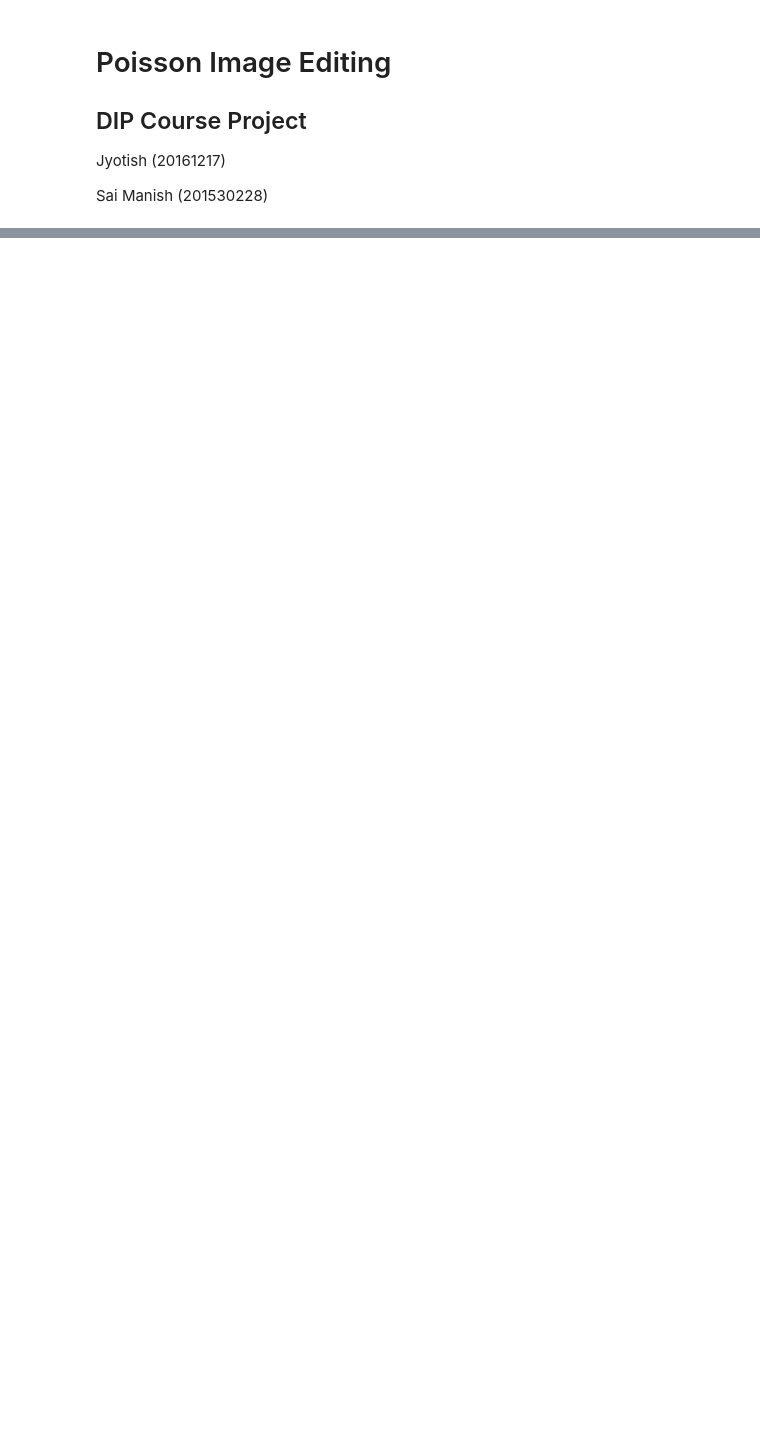
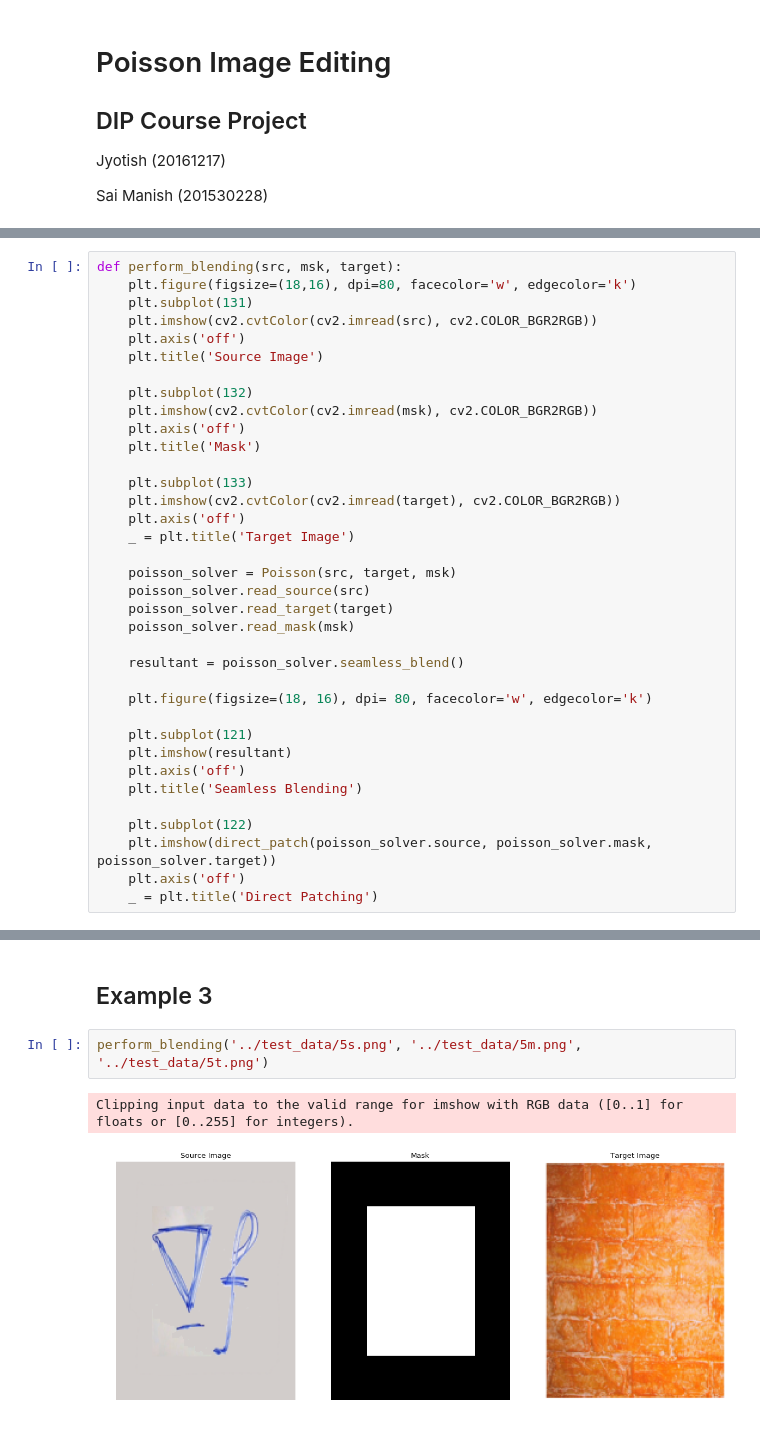
Before and after one commit to jyotishp/Poisson-Image-Editor, a Jupyter notebook: src/Demo.ipynb, the cells around one changed output, grey strips where cells are left out. Cells and saved outputs as stored; diff of their text form; blank space fills up the shorter version.

```diff
--- a/src/Demo.ipynb
+++ b/src/Demo.ipynb
@@ -19 +22,37 @@ from poisson.utils import *
+# %%
+def perform_blending(src, msk, target):
+    plt.figure(figsize=(18,16), dpi=80, facecolor='w', edgecolor='k')
+    plt.subplot(131)
+    plt.imshow(cv2.cvtColor(cv2.imread(src), cv2.COLOR_BGR2RGB))
+    plt.axis('off')
+    plt.title('Source Image')
+
+    plt.subplot(132)
+    plt.imshow(cv2.cvtColor(cv2.imread(msk), cv2.COLOR_BGR2RGB))
+    plt.axis('off')
+    plt.title('Mask')
+
+    plt.subplot(133)
+    plt.imshow(cv2.cvtColor(cv2.imread(target), cv2.COLOR_BGR2RGB))
+    plt.axis('off')
+    _ = plt.title('Target Image')
+
+    poisson_solver = Poisson(src, target, msk)
+    poisson_solver.read_source(src)
+    poisson_solver.read_target(target)
+    poisson_solver.read_mask(msk)
+
+    resultant = poisson_solver.seamless_blend()
+
+    plt.figure(figsize=(18, 16), dpi= 80, facecolor='w', edgecolor='k')
+
+    plt.subplot(121)
+    plt.imshow(resultant)
+    plt.axis('off')
+    plt.title('Seamless Blending')
+
+    plt.subplot(122)
+    plt.imshow(direct_patch(poisson_solver.source, poisson_solver.mask, poisson_solver.target))
+    plt.axis('off')
+    _ = plt.title('Direct Patching')
 # %% [markdown]
@@ -118,0 +74,7 @@ Clipping input data to the valid range for imshow with RGB data ([0..1] for floa
+# %% [markdown]
+## Example 3
+# %%
+perform_blending('../test_data/5s.png', '../test_data/5m.png', '../test_data/5t.png')
+# %% [output]
+Clipping input data to the valid range for imshow with RGB data ([0..1] for floats or [0..255] for integers).
+[figure, added]
```
Also changed, not shown: parts of 27 cells of this notebook, 3 other files.
